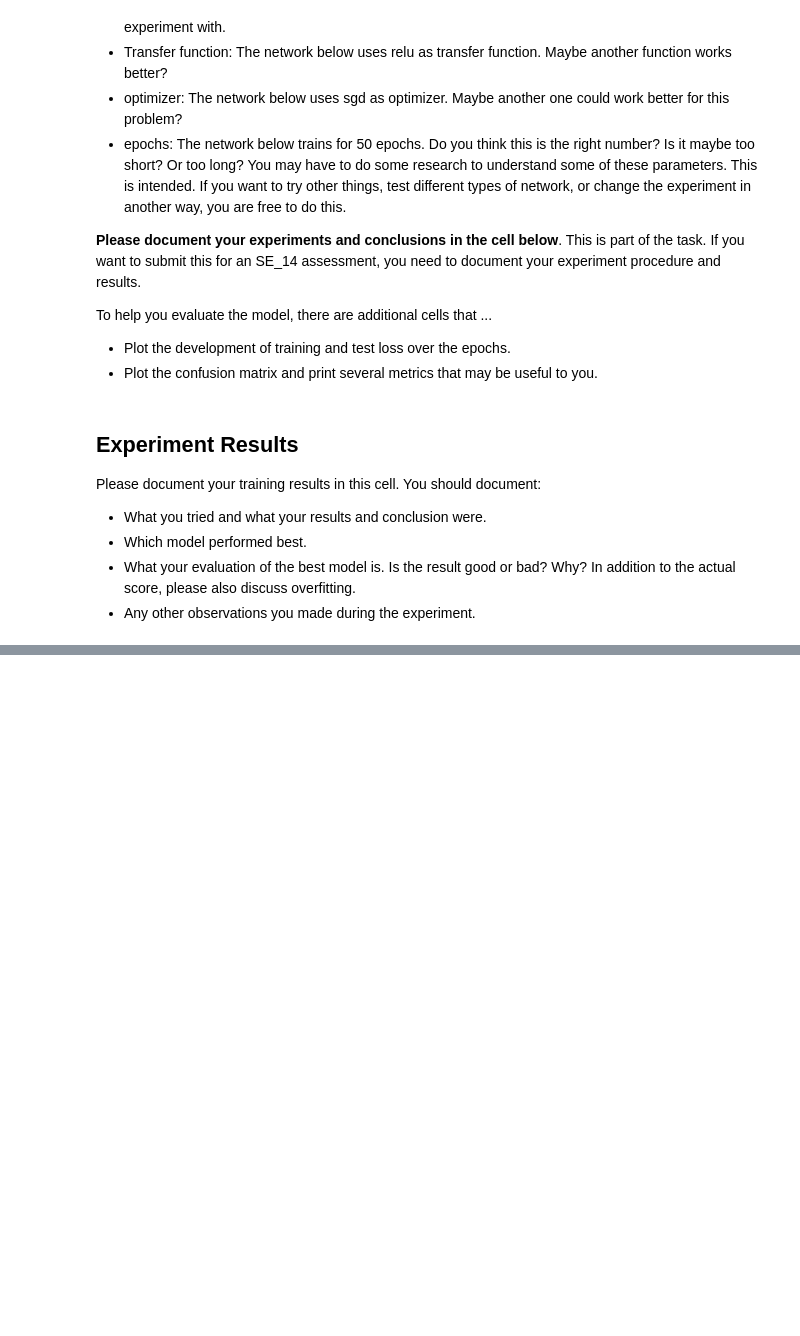
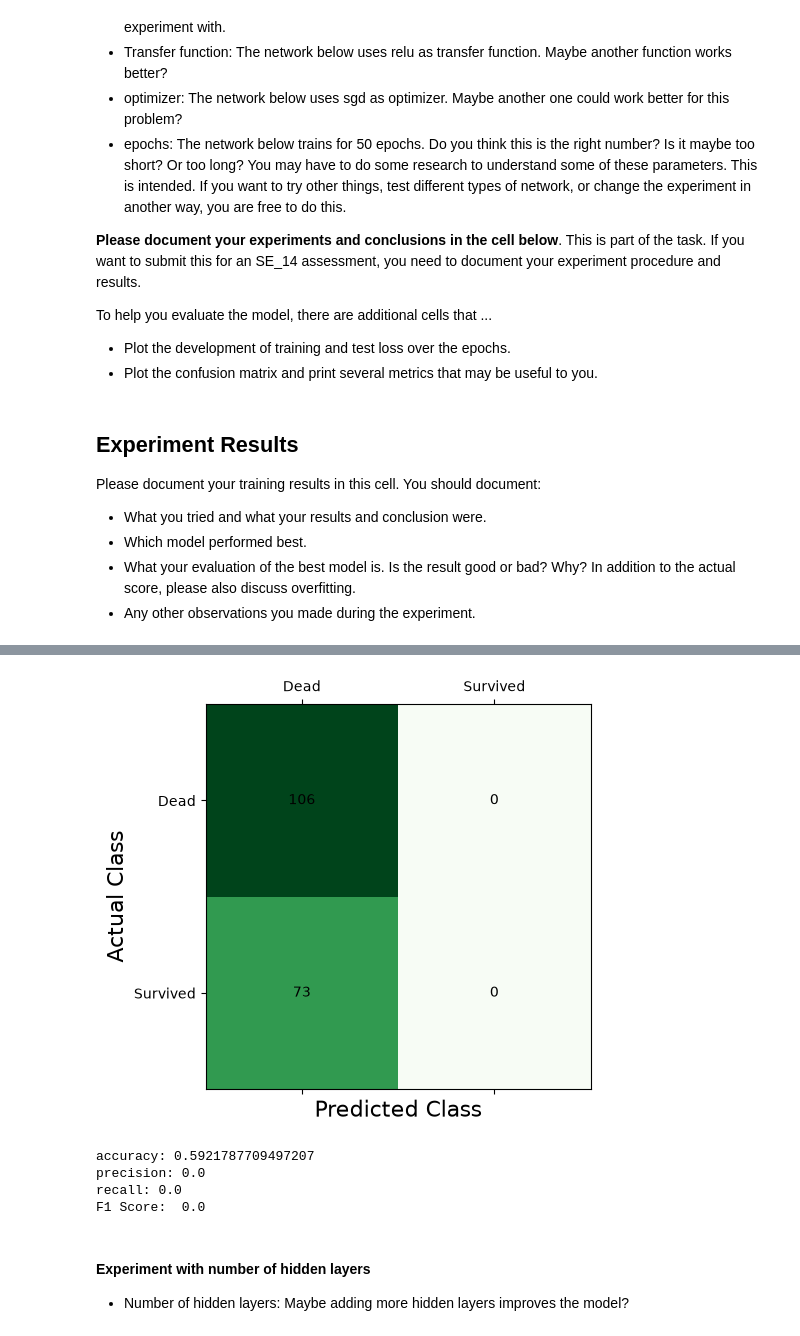
Before and after one commit to max-zwei/ai-basics, a Jupyter notebook: assessments/machine-learning/Titanic_Challenge - extended.ipynb, the cells around one changed output, grey strips where cells are left out. Drawn from its saved outputs; the diff is of its cells as text; code cells hidden in the pictures; blank space fills up the shorter version.

```diff
--- a/assessments/machine-learning/Titanic_Challenge - extended.ipynb
+++ b/assessments/machine-learning/Titanic_Challenge - extended.ipynb
@@ -184,11 +210,15 @@ plt.show()
 
 #print precision & recall
 accuracy = (cm[0][0] + cm[1][1]) / (cm[0][0]+cm[1][0]+cm[0][1]+cm[1][1])
-precision = cm[1][1] / (cm[0][1] + cm[1][1]) # true prositives / predicted positives
-recall = cm[1][1] / (cm[1][0] +cm[1][1]) # true positives / actual prositives
-f1 = 2*(precision*recall)/(precision + recall) # harmoic mean of precision & recall
+predicted_positives = cm[0][1] + cm[1][1]
+actual_positives = cm[1][0] + cm[1][1]
+precision = cm[1][1] / predicted_positives if predicted_positives else 0.0
+recall = cm[1][1] / actual_positives if actual_positives else 0.0
+f1_denominator = precision + recall
+f1 = 2 * precision * recall / f1_denominator if f1_denominator else 0.0
 
 print("accuracy:", accuracy)
 print("precision:", precision)
 print("recall:", recall)
 print("F1 Score: ", f1)
+# %% [output]
@@ -194,0 +226,8 @@ print("F1 Score: ", f1)
+[figure, added]
+accuracy: 0.5921787709497207
+precision: 0.0
+recall: 0.0
+F1 Score:  0.0
+# %% [markdown]
+#### **Experiment with number of hidden layers**
+- Number of hidden layers: Maybe adding more hidden layers improves the model?
```
Also changed, not shown: parts of 34 cells of this notebook, 3 other files.
